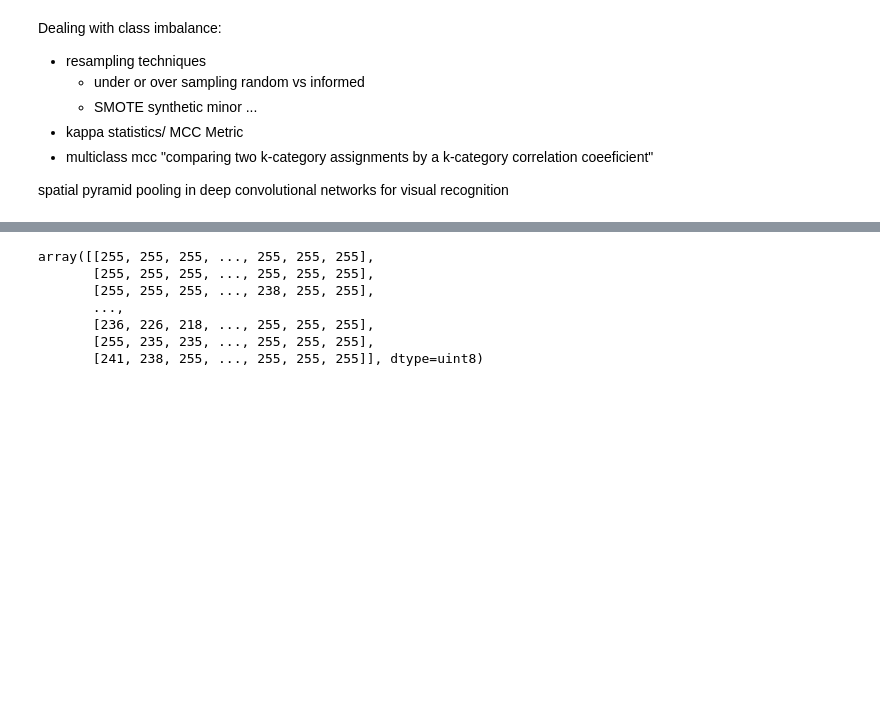
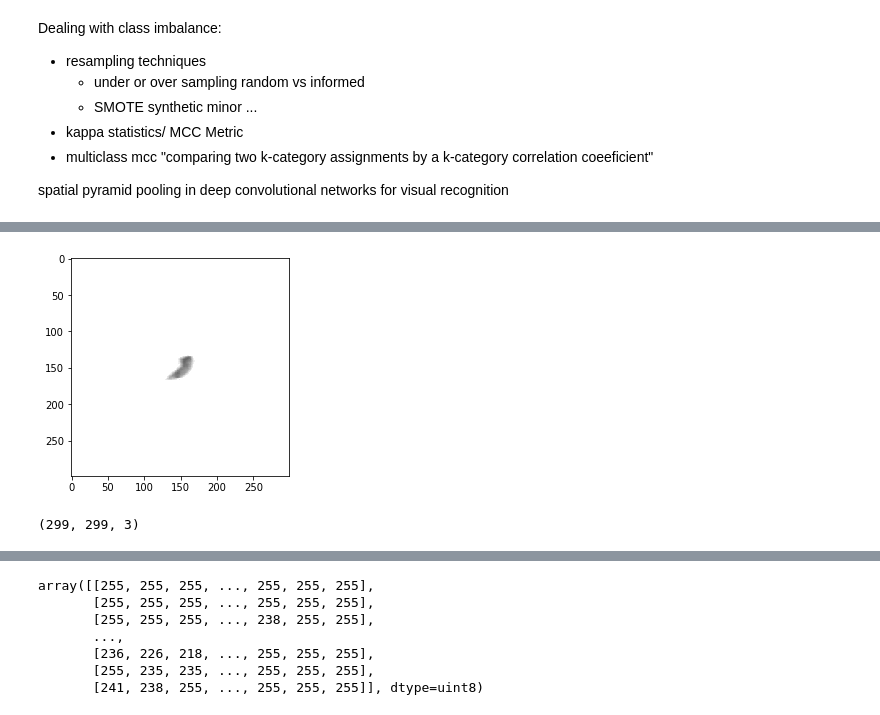
Before and after one commit to FM-uib/INF368, a Jupyter notebook: Ex1/Assignment 1.ipynb, the cells around one changed output, grey strips where cells are left out. Drawn from its saved outputs; the diff is of its cells as text; code cells hidden in the pictures; blank space fills up the shorter version.

Commit message:
crop or pad implemented

```diff
--- a/Ex1/Assignment 1.ipynb
+++ b/Ex1/Assignment 1.ipynb
@@ -59,0 +87,40 @@ class MY_Gen(Sequence):
+# %%
+import matplotlib.pyplot as plt
+from skimage.util import pad
+from skimage.util import crop
+dim = (299)
+image = imread(files[159])
+#image = resize(image, (200,dim*2), anti_aliasing = True, mode = "reflect")
+
+image = skimage.color.gray2rgb(image)
+x, y, _ = image.shape
+if y < dim and x < dim:
+    image = pad(image, ((math.ceil((dim - image.shape[0])/2),math.floor((dim - image.shape[0])/2)),
+                        (math.ceil((dim - image.shape[1])/2),math.floor((dim - image.shape[1])/2)),
+                        (0,0)), 'constant', constant_values = 255)
+elif y > dim and x > dim:
+    rand1 = random.randint(1,x-dim)
+    rand2 = random.randint(1,y-dim)
+    image = crop(image, ((rand1,x-dim-rand1),(rand2,y-dim-rand2),(0,0)))
+elif x > dim:
+    rand1 = random.randint(1,x-dim)
+    image = pad(image, ((0,0),
+                        (math.ceil((dim - y)/2),math.floor((dim - y)/2)),
+                        (0,0)), 'constant', constant_values = 255)
+    image = crop(image, ((rand1,x-dim-rand1),
+                        (0,0), (0,0)))
+else:
+    rand2 = random.randint(1,y-dim)
+    image = pad(image, ((math.ceil((dim - x)/2),math.floor((dim - x)/2)),
+                        (0,0),
+                        (0,0)), 'constant', constant_values = 255)
+    image = crop(image, ((0,0),
+                         (rand1,y-dim-rand2), (0,0)))
+
+plt.imshow(image)
+plt.show()
+image.shape
+# y , x
+# %% [output]
+[figure, added]
+(299, 299, 3)
```
Also changed, not shown: parts of 9 cells of this notebook.
